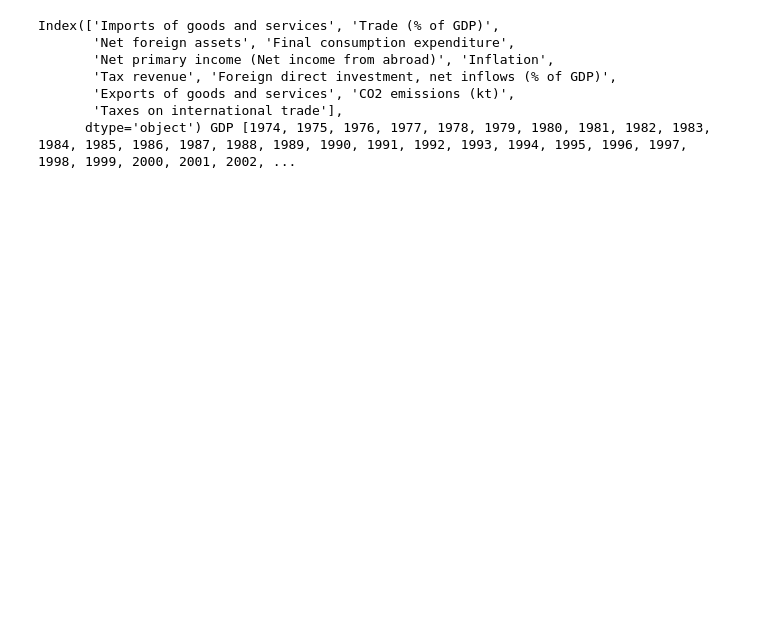
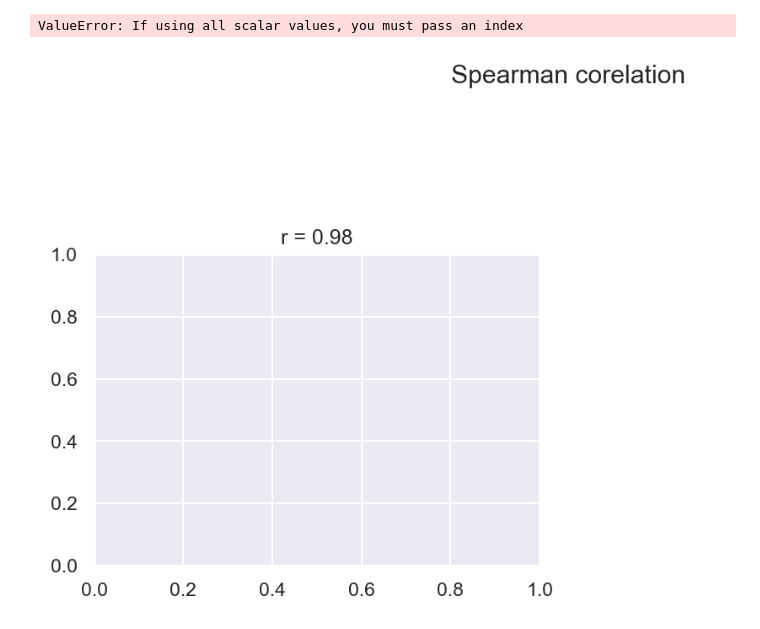
Before and after one commit to Meet91721/2CS404, a Jupyter notebook: GDP.ipynb, the cells around one changed output. Cells and saved outputs as stored; diff of their text form; code cells hidden in the pictures; blank space fills up the shorter version.

```diff
--- a/GDP.ipynb
+++ b/GDP.ipynb
@@ -7,10 +7,12 @@ import pandas as pd
 # Graphing
 from matplotlib import pyplot as plt
 import seaborn as sns
+sns.set()
+plt.rcParams['figure.figsize'] = [10.0, 15.0]
+plt.rcParams['figure.dpi'] = 150
 
 # Calculations
 import numpy as np
-from math import sqrt
 from random import sample
 
 # Curve Fitting
@@ -41,12 +46,39 @@ def regression(X, C = coeff):
 # %%
-# v = dataset.corr()["GDP"][2:]
-Mean = [sum(dataset[i]) / len(dataset[i]) for i in ind_names]
+Mean = [sum(dataset[i][sample_indices]) / len(dataset[i][sample_indices]) for i in ind_names]
+corelation = dataset.corr()["GDP"][2:]
 # %%
+def plot_all():
+    """
+    Plot graph of independent variables
+    """
+
+    # How many subplots do we need?
+    subs = len(ind_names) // 2
+    if 2 * subs < len(ind_names):
+        subs += 1
+
+    plt.suptitle("Independent variables")
+    for i in range(len(ind_names)):
+        plt.subplot(subs, 2, i + 1)
+        plt.scatter(sample_T, dataset[ind_names[i]][sample_indices], color='y', label=ind_names[i])
+        plt.legend(loc=0)
+    return
+
+def plot_rel():
+    """
+    Plot graph of independent variables vs dependent variables
+    """
+
+    # How many subplots do we need?
+    subs = len(ind_names) // 2
+    if 2 * subs < len(ind_names):
+        subs += 1
+
+    plt.suptitle("Spearman corelation")
+    for i in range(len(ind_names)):
+        plt.subplot(subs, 2, i + 1)
+        plt.title("r = {:.2f}".format(corelation[i]))
+        sns.relplot(x=1, y=0, data=dataset[[dep_name, ind_names[i]]], kind="line")
+#         plt.scatter(dataset[ind_names[i]][sample_indices], dataset[dep_name][sample_indices], color='y', label=ind_names[i])
+        plt.legend(loc=0)
+    return
-# %% [output]
-Index(['Imports of goods and services', 'Trade (% of GDP)',
-       'Net foreign assets', 'Final consumption expenditure',
-       'Net primary income (Net income from abroad)', 'Inflation',
-       'Tax revenue', 'Foreign direct investment, net inflows (% of GDP)',
-       'Exports of goods and services', 'CO2 emissions (kt)',
-       'Taxes on international trade'],
-      dtype='object') GDP [1974, 1975, 1976, 1977, 1978, 1979, 1980, 1981, 1982, 1983, 1984, 1985, 1986, 1987, 1988, 1989, 1990, 1991, 1992, 1993, 1994, 1995, 1996, 1997, 1998, 1999, 2000, 2001, 2002, ...
@@ -52,0 +87,5 @@ Index(['Imports of goods and services', 'Trade (% of GDP)',
+# %%
+plot_rel()
+# %% [output]
+ValueError: If using all scalar values, you must pass an index
+[figure, added]
```
Also changed, not shown: parts of 2 cells of this notebook, 1 other file.
